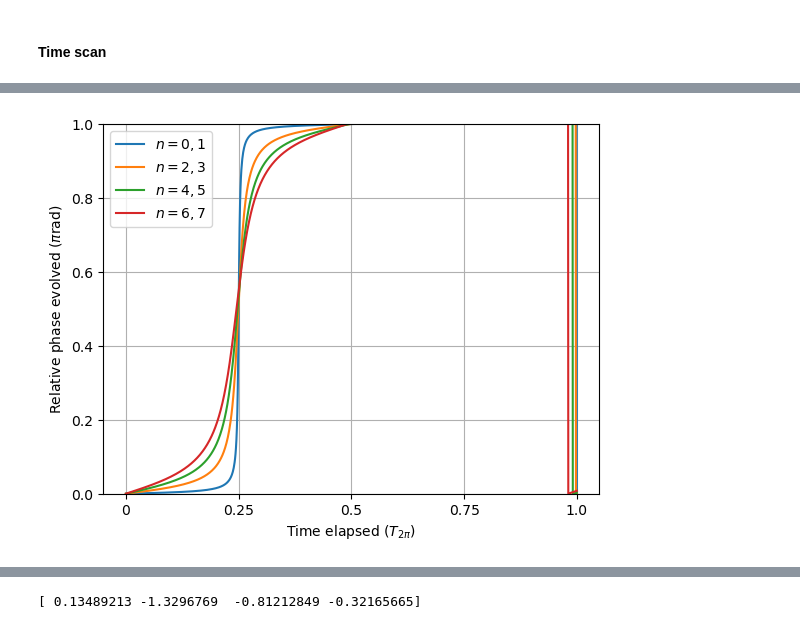
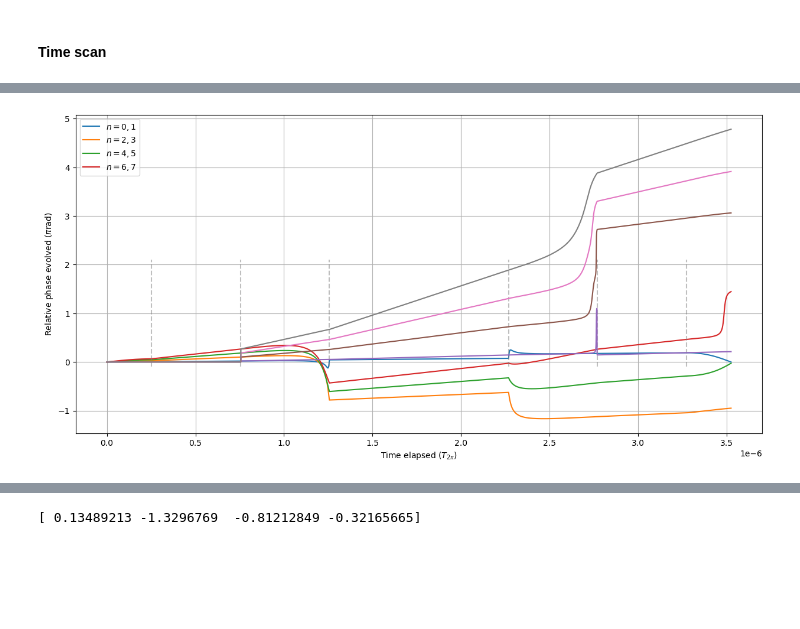
Before and after one commit to tr2g20/simulations, a Jupyter notebook: pulse_phase_evol.ipynb, the cells around one changed output, grey strips where cells are left out. Drawn from its saved outputs; the diff is of its cells as text; code cells hidden in the pictures; blank space fills up the shorter version.

```diff
--- a/pulse_phase_evol.ipynb
+++ b/pulse_phase_evol.ipynb
@@ -14,7 +14,7 @@ from sim_library.data_io import load_p_dists
 # %%
 
 # Rabi frequency in 2*pi*Hz units
-rabi_freq = 2*pi*10e5
+rabi_freq = 2*pi*1e6
 rabi_time = 2*pi/rabi_freq # 2pi pulse time
 
 # Set total resolution of time steps
@@ -32,8 +32,10 @@ basis = np.arange(p_min, p_max + 1)
 atom_veloc = 0.0 # Stationary
 
 # MDFE = gen_MDFEdown_seq(free_time=pi/(4*dR) - (0.5*0.039286*pi/(2*dR)), rabi_freq=rabi_freq, time_steps=n_steps, detuning=dR)
-MDFE = gen_MDFEdown_seq(free_time=0.11011*pi/dR, rabi_freq=rabi_freq, time_steps=n_steps, detuning=0)
 
+phase = pi/8
+bs_corr =False
+pi_corr = False
 for i in range(len(indices)):
     initial_state = np.zeros(shape=len(basis), dtype=np.complex128)
     initial_state[indices[i]] = 1
@@ -42,49 +44,84 @@ for i in range(len(indices)):
     pulse_seq1 = PulseSequence()
 
     pulse1 = UpPulse(laser_det=np.full(n_steps,0),phase=np.full(n_steps, pi/2), rabi_freq=np.full(n_steps,rabi_freq), duration=4*rabi_time/4)
-    pulse2 = UpPulse(laser_det=np.full(n_steps,dR),phase=np.full(n_steps, pi/2), rabi_freq=np.full(n_steps,rabi_freq), duration=rabi_time/2)
+    freevolve = FreeEvolution(laser_det=np.full(n_steps,0), duration=0.01*pi/(dR))
 
-    free = FreeEvolution(laser_det=(np.full(n_steps, -dR)), duration=(pi/(0.5*dR) - (1.8*0.039286*pi/(4*dR))))
-    detuning = omega_eg/2
-    free_time = 2*pi/(np.abs(dR-detuning))
-    # free2 = FreeEvolution(laser_det=(np.full(n_steps, detuning)), duration=((9.83*free_time/16)))
-    free2 = FreeEvolution(laser_det=(np.full(n_steps, detuning)), duration=(0.230357*free_time/2))
-    free3 = FreeEvolution(laser_det=(np.full(n_steps, detuning)), duration=(free_time/2))
+    Rplus = Rplus_gate(F_phase=0, G_phase=phase, rabi_freq=rabi_freq, time_steps=n_steps, bs_corr=bs_corr, pi_corr=pi_corr)
 
-
-
-    pulse_seq1.add_pulses([pulse1])
+    pulse_seq1.add_pulses([Rplus])
 
     wave_func, times = simulate_pulses_single_atom_analyt(pulse_seq=pulse_seq1, basis=basis, initial_state=initial_state, d_shift=k_eff*atom_veloc)
 
     if i == 0:
         wave_funcs = np.zeros((len(indices),len(times),2), dtype=np.complex128)
+        wave_funcs2 = np.zeros((len(indices),len(times),2), dtype=np.complex128)
 
     wave_funcs[i,:,:] = wave_func[:,indices[i]:indices[i]+2]
+    wave_funcs2[i,:,:] = wave_func[:,indices[i]-1:indices[i]+3:3]
 
 
 angles = (np.angle(wave_funcs[:,:,1]) - np.angle(wave_funcs[:,:,0])) % (2*pi)
+angles = np.unwrap(angles, axis=1)
 
-# angles = np.unwrap(angles, axis=1)
+angles2 = (np.angle(wave_funcs2[:,:,1]) - np.angle(wave_funcs2[:,:,0])) % (2*pi)
+angles2 = np.unwrap(angles2, axis=1)
 
-fig, ax = plt.subplots()
-ax.plot(times/(rabi_time),angles.transpose()/pi)
-# ax.plot([0.5,0.5], [-0.1,1.1], c = 'grey', ls = '--', alpha= 0.5)
-# ax.plot([0.25,0.25], [-0.1,1.1], c = 'grey', ls = '--', alpha= 0.5)
-# ax.plot([0.75,0.75], [-0.1,1.1], c = 'grey', ls = '--', alpha= 0.5)
+
+fig, ax = plt.subplots(figsize=(15,7))
+ax.plot(times,angles.transpose()/pi)
+
+if bs_corr:
+        bs_adj = 1/rabi_freq
+else:
+    bs_adj = 0
+if pi_corr:
+    pi_adj = 2*pi/(rabi_freq)
+else:
+    pi_adj = 0
+bsend = rabi_time/4
+G_dur = phase/dR
+pi1start = bsend + G_dur/8 - (pi_adj/4) - (bs_adj)
+pi1end = pi1start + rabi_time/2
+pi2start = pi1end + G_dur/4 - (pi_adj/2)
+pi2end = pi2start + rabi_time/2
+bsstart = pi2end + G_dur/8 - (pi_adj/4) - (bs_adj)
+ax.plot([bsend,bsend], [-0.1,2.1], c = 'grey', ls = '--', alpha= 0.5)
+ax.plot([pi1start,pi1start], [-0.1,2.1], c = 'grey', ls = '--', alpha= 0.5)
+ax.plot([pi1end,pi1end], [-0.1,2.1], c = 'grey', ls = '--', alpha= 0.5)
+ax.plot([pi2start,pi2start], [-0.1,2.1], c = 'grey', ls = '--', alpha= 0.5)
+ax.plot([pi2end,pi2end], [-0.1,2.1], c = 'grey', ls = '--', alpha= 0.5)
+ax.plot([bsstart,bsstart], [-0.1,2.1], c = 'grey', ls = '--', alpha= 0.5)
+
 # ax.set_yticks([0,0.02,0.04,0.06,0.08,0.1,0.12],[r'0.00', r'0.02$\pi$', r'0.04$\pi$', r'0.06$\pi$', r'0.08$\pi$', r'0.1$\pi$', r'0.12$\pi$'])
-ax.set_ylim(-0.0,1)
+# ax.set_ylim(-0.0,1)
 ax.grid()
 ax.set_ylabel(r'Relative phase evolved ($\pi$rad)')
 ax.set_xlabel(r'Time elapsed ($T_{2\pi}$)')
 ax.legend([r'$n=0,1$',r'$n=2,3$',r'$n=4,5$',r'$n=6,7$'])
 # ax.set_title(r'$\Omega_R = 500$kHz')
 # plt.ylim(0,2.1)
-# plt.xlim(0,(rabi_time/2)*1.1)
-ax.set_xticks([0,0.25,0.5,0.75,1.0], [0,0.25,0.5,0.75,1.0])
+# plt.xlim(0,0.5)
+# ax.set_xticks([0,0.25,0.5,0.75,1.0], [0,0.25,0.5,0.75,1.0])
+# fig.show()
 
-print(angles[:,-1]/pi)
-print((angles[1,-1]-angles[0,-1])/pi)
+# fig, ax = plt.subplots(figsize=(15,7))
+ax.plot(times,angles2.transpose()/pi)
+# ax.plot([bsend,bsend], [-0.1,2.1], c = 'grey', ls = '--', alpha= 0.5)
+# ax.plot([pi1start,pi1start], [-0.1,2.1], c = 'grey', ls = '--', alpha= 0.5)
+# ax.plot([pi1end,pi1end], [-0.1,2.1], c = 'grey', ls = '--', alpha= 0.5)
+# ax.plot([pi2start,pi2start], [-0.1,2.1], c = 'grey', ls = '--', alpha= 0.5)
+# ax.plot([pi2end,pi2end], [-0.1,2.1], c = 'grey', ls = '--', alpha= 0.5)
+# ax.plot([bsstart,bsstart], [-0.1,2.1], c = 'grey', ls = '--', alpha= 0.5)
+
+# ax.set_yticks([0,0.02,0.04,0.06,0.08,0.1,0.12],[r'0.00', r'0.02$\pi$', r'0.04$\pi$', r'0.06$\pi$', r'0.08$\pi$', r'0.1$\pi$', r'0.12$\pi$'])
+# ax.set_ylim(-0.0,1)
+# ax.grid()
+ax.set_ylabel(r'Relative phase evolved ($\pi$rad)')
+ax.set_xlabel(r'Time elapsed ($T_{2\pi}$)')
+ax.legend([r'$n=0,1$',r'$n=2,3$',r'$n=4,5$',r'$n=6,7$'])
+
+# print(angles[:,-1]/pi)
+# print((angles[1,-1]-angles[0,-1])/pi)
 
 
 
@@ -97,4 +133,4 @@ print((angles[1,-1]-angles[0,-1])/pi)
-[figure, old version]
+[figure, new version]
 # %%
 # %matplotlib widget
 b, fig = plot_bloch_multi(wave_func=wave_funcs, show=True)
```
Also changed, not shown: parts of 4 cells of this notebook, 3 other files.
